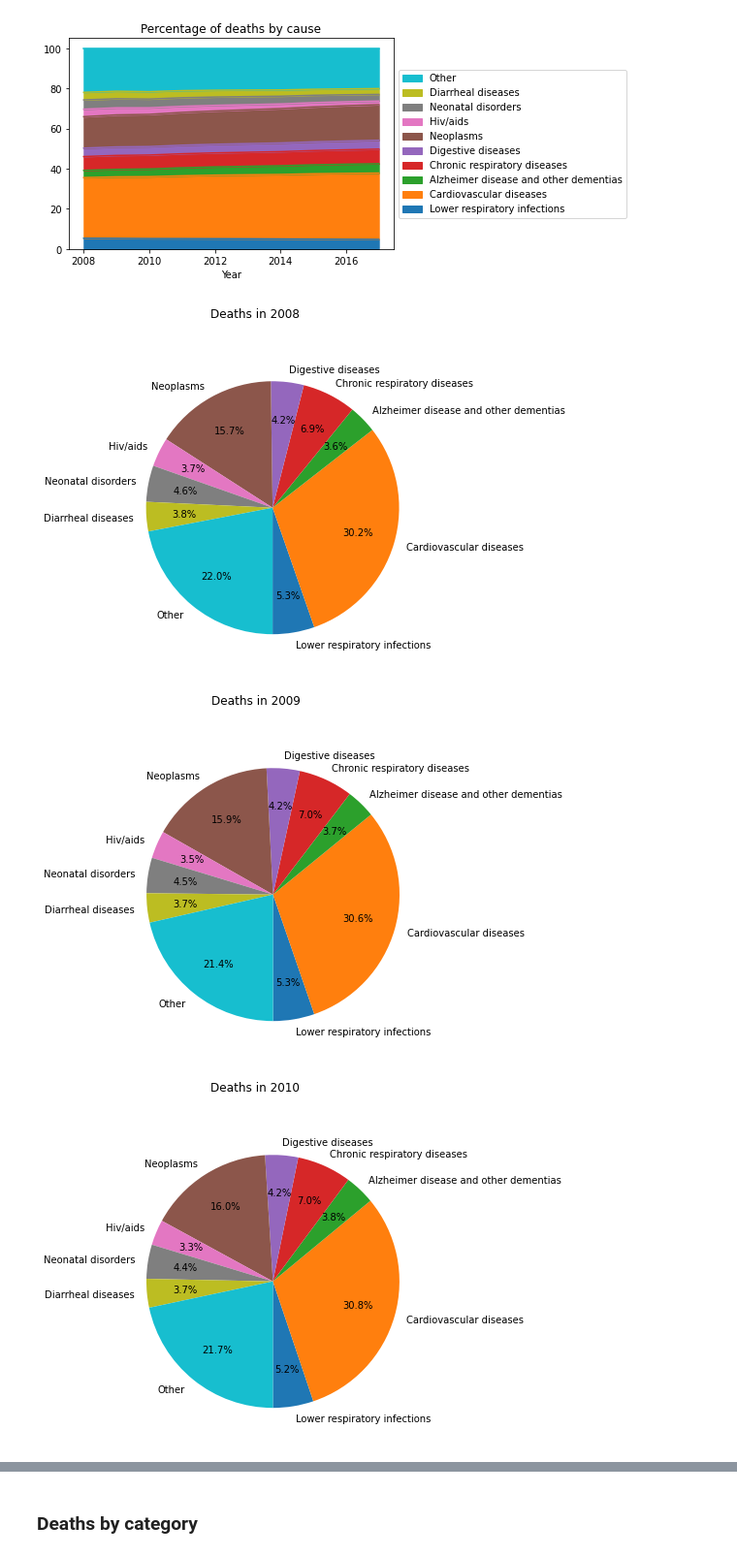
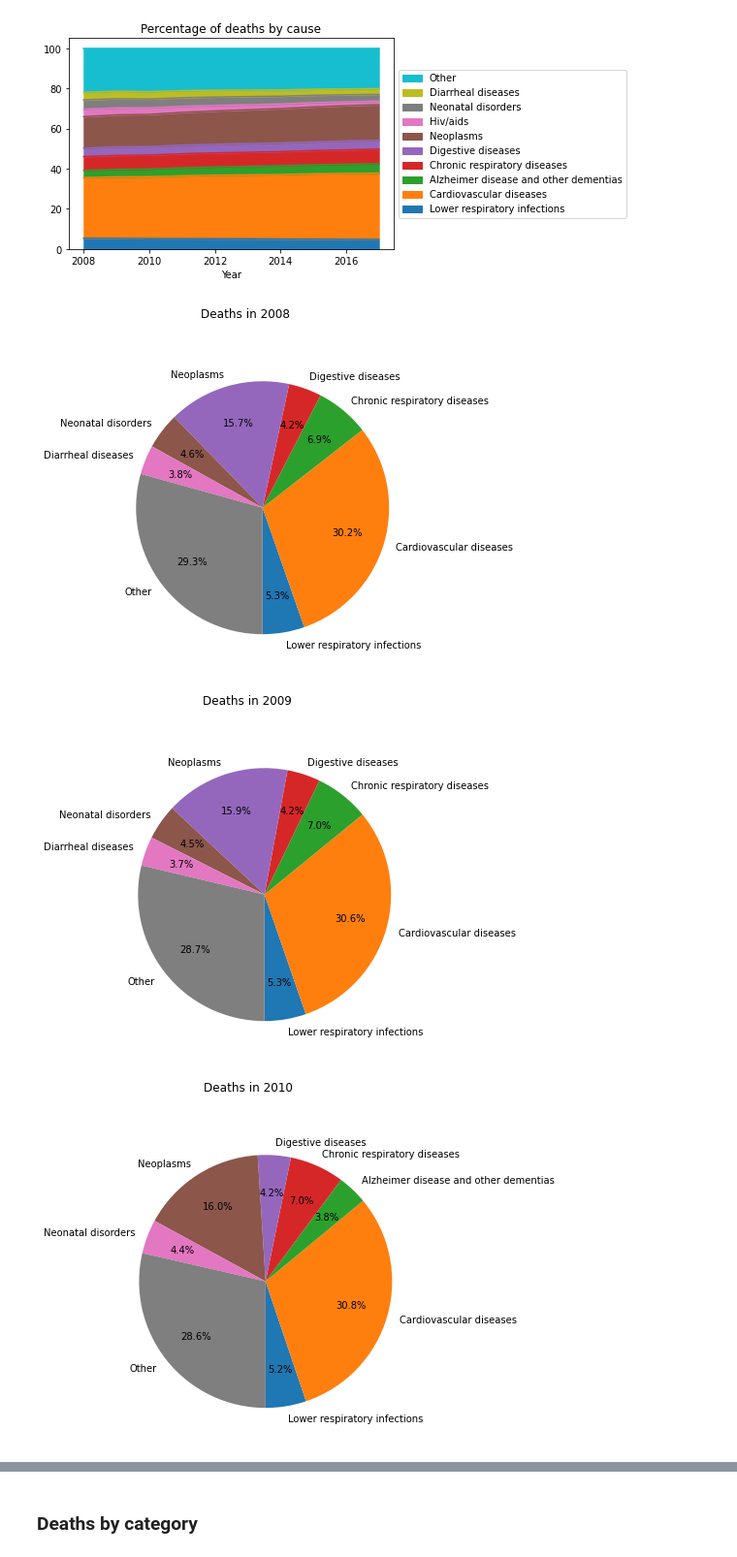
Before and after one commit to epfl-ada/ada-2021-project-hoja, a Jupyter notebook: Milestone_2.ipynb, the cells around one changed output, grey strips where cells are left out. Shown at 97% size. Drawn from its saved outputs; the diff is of its cells as text; code cells hidden in the pictures.

Commit message:
updated pie chart

```diff
--- a/Milestone_2.ipynb
+++ b/Milestone_2.ipynb
@@ -252,25 +252,27 @@ deaths_by_cause.plot_stacked_areas("", "Percentage of deaths by cause")
 # %% [output]
 [figure]
 # %%
-def pie_chart_plot(df, year, percentage_threshold):
+def pie_chart_plot(df, year, threshold):
 
     pc_df = df.iloc[: , 3:]
     pc_df = pc_df.iloc[[year - 2008]]
 
     other = 0
+    sorted_pd = pd.DataFrame(np.sort(pc_df.values))
+
     for column in pc_df:
-        if ((pc_df[column].values)) < percentage_threshold:
+        if ((pc_df[column].values)) < sorted_pd.iloc[: ,-threshold].values:
             other += pc_df[column].values
             pc_df.drop([column], axis=1, inplace=True)
 
     pc_df = pc_df.assign(Other=other)
     title = "Deaths in " + str(year)
-    pc_df.T.plot.pie(subplots=True, figsize=(20, 6), legend=None, ylabel = ' ', title=title, startangle=270, autopct='%1.1f%%', pctdistance=0.7)
+    pc_df.T.plot.pie(subplots=True, figsize=(20, 6), legend=None, ylabel = '', title=title, startangle=270, autopct='%1.1f%%', pctdistance=0.7)
     save_plt(title)
 # %%
 for y in range(2008, 2018):
-    pie_chart_plot(deaths_by_cause.percentage_df, y, 3)
+    pie_chart_plot(deaths_by_cause.percentage_df, y, 7)
 # %% [output]
-[figure, old version]
+[figure, new version]
-[figure, old version]
+[figure, new version]
-[figure, old version]
+[figure, new version]
```
Also changed, not shown: parts of 1 cell of this notebook.
